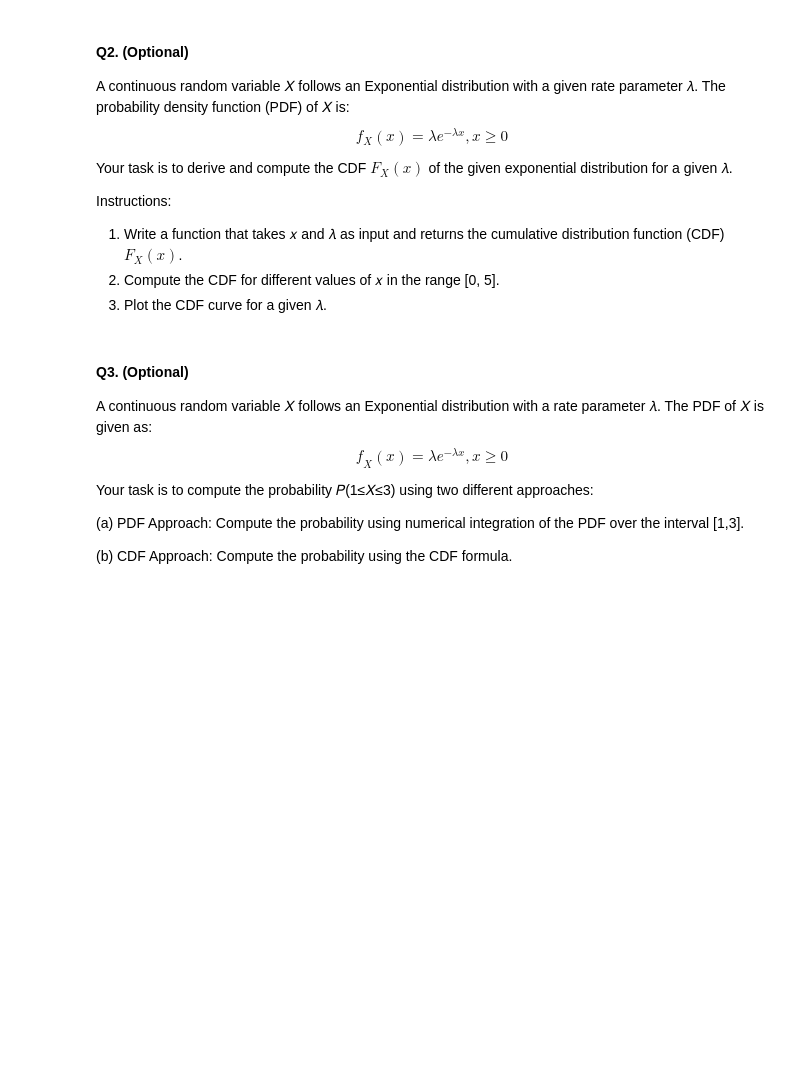
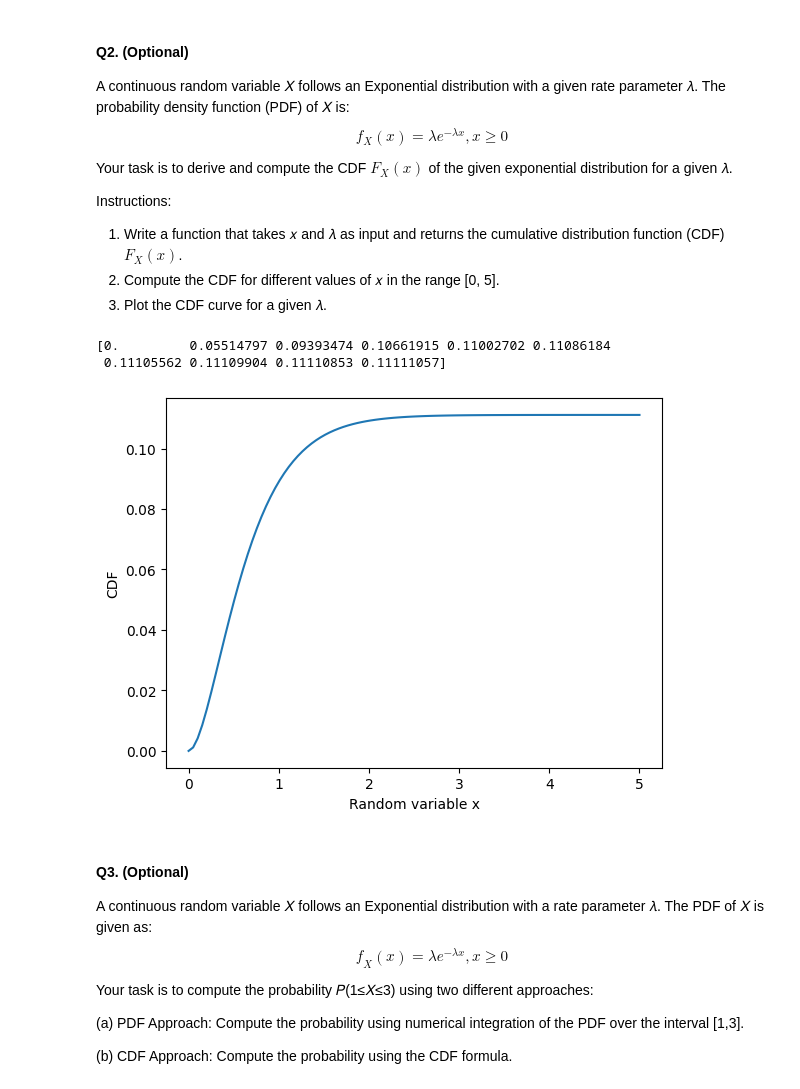
Before and after one commit to CH2344/Assignment-5-BMC-, a Jupyter notebook: Lab4_Random_Variables.ipynb, the cells around one changed output. Cells and saved outputs as stored; diff of their text form; code cells hidden in the pictures; blank space fills up the shorter version.

```diff
--- a/Lab4_Random_Variables.ipynb
+++ b/Lab4_Random_Variables.ipynb
@@ -1131,6 +1135,30 @@ Instructions:
 1. Write a function that takes 𝑥 and 𝜆 as input and returns the cumulative distribution function (CDF) $ 𝐹_𝑋(𝑥)$.
 2. Compute the CDF for different values of 𝑥 in the range [0, 5].
 3. Plot the CDF curve for a given 𝜆.
+# %%
+#1.
+def PDF_expo(lambdaa,t):
+  return lambdaa*(np.e)**(-lambdaa*t)
+def CDF(x,lambdaa):
+  return quad(PDF_expo,0,x,args=(lambdaa,))[0]
+# print(CDF(10,3))
+# %%
+#2.
+A=np.linspace(0,5,10)
+B=np.array([CDF(i,3) for i in A])
+print(B)
+# %% [output]
+[0.         0.05514797 0.09393474 0.10661915 0.11002702 0.11086184
+ 0.11105562 0.11109904 0.11110853 0.11111057]
+# %%
+#3.
+A=np.linspace(0,5,100)
+plt.plot(A,np.array([CDF(i,3) for i in A]))
+plt.xlabel("Random variable x")
+plt.ylabel("CDF")
+plt.show()
+# %% [output]
+[figure, added]
 # %% [markdown]
 #### Q3. (Optional)
 A continuous random variable 𝑋 follows an Exponential distribution with a rate parameter 𝜆. The PDF of 𝑋 is given as:
```
Also changed, not shown: parts of 40 cells of this notebook.
